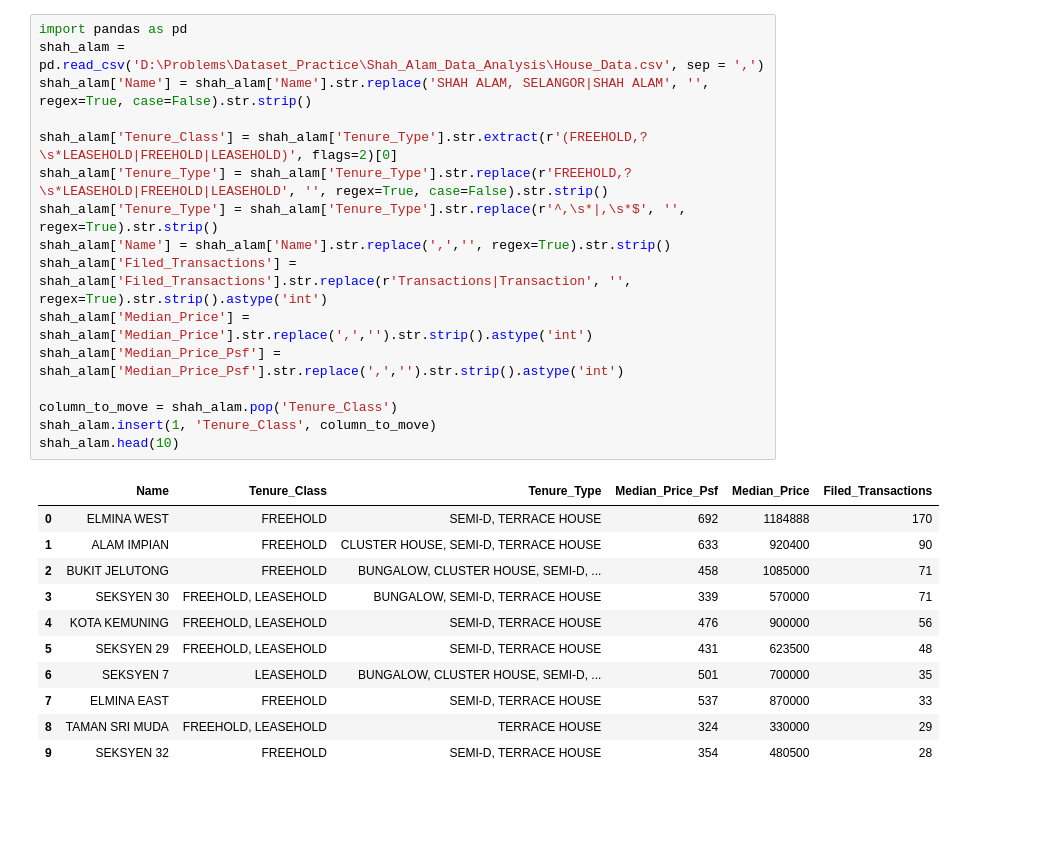
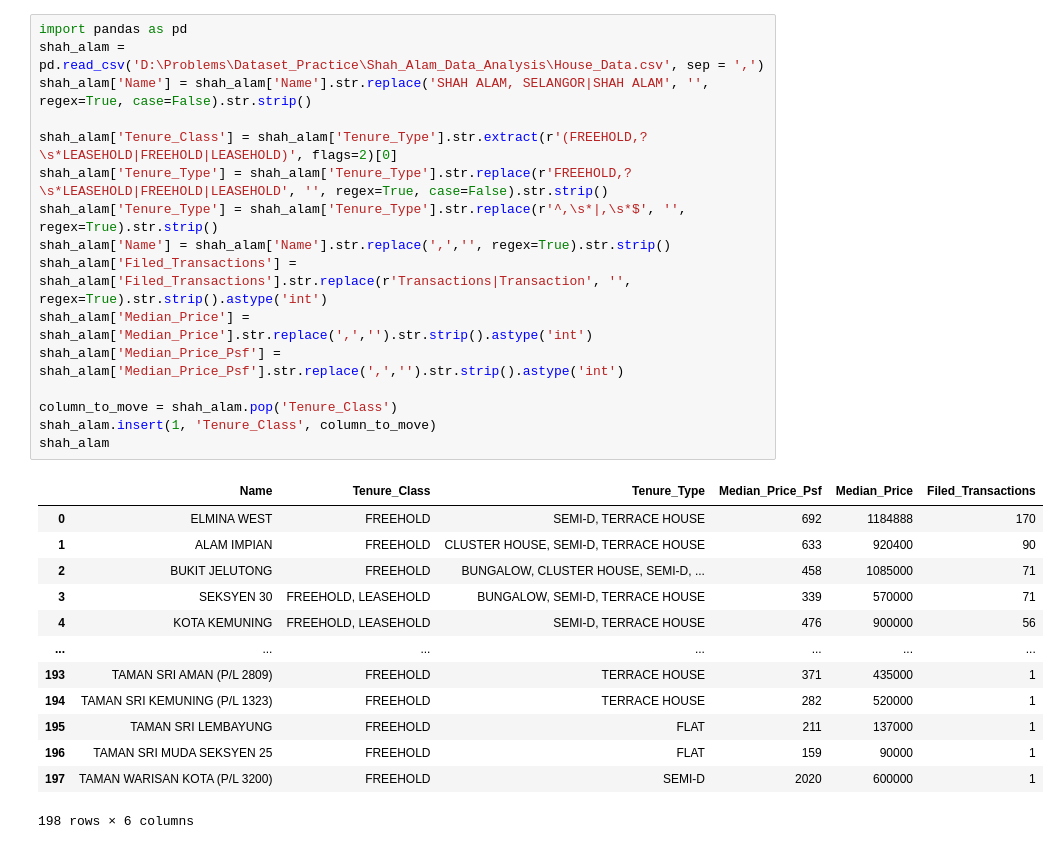
Before and after one commit to Basil1361/Solutions, a Jupyter notebook: Dataset_Practice/Shah_Alam_Data_Analysis/Analysis.ipynb, the cells around one changed output. Drawn from its saved outputs; the diff is of its cells as text; blank space fills up the shorter version.

```diff
--- a/Dataset_Practice/Shah_Alam_Data_Analysis/Analysis.ipynb
+++ b/Dataset_Practice/Shah_Alam_Data_Analysis/Analysis.ipynb
@@ -1,31 +1,33 @@
 # %%
 import pandas as pd
 shah_alam = pd.read_csv('D:\Problems\Dataset_Practice\Shah_Alam_Data_Analysis\House_Data.csv', sep = ',')
 shah_alam['Name'] = shah_alam['Name'].str.replace('SHAH ALAM, SELANGOR|SHAH ALAM', '', regex=True, case=False).str.strip()
 
 shah_alam['Tenure_Class'] = shah_alam['Tenure_Type'].str.extract(r'(FREEHOLD,?\s*LEASEHOLD|FREEHOLD|LEASEHOLD)', flags=2)[0]
 shah_alam['Tenure_Type'] = shah_alam['Tenure_Type'].str.replace(r'FREEHOLD,?\s*LEASEHOLD|FREEHOLD|LEASEHOLD', '', regex=True, case=False).str.strip()
 shah_alam['Tenure_Type'] = shah_alam['Tenure_Type'].str.replace(r'^,\s*|,\s*$', '', regex=True).str.strip()
 shah_alam['Name'] = shah_alam['Name'].str.replace(',','', regex=True).str.strip()
 shah_alam['Filed_Transactions'] = shah_alam['Filed_Transactions'].str.replace(r'Transactions|Transaction', '', regex=True).str.strip().astype('int')
 shah_alam['Median_Price'] = shah_alam['Median_Price'].str.replace(',','').str.strip().astype('int')
 shah_alam['Median_Price_Psf'] = shah_alam['Median_Price_Psf'].str.replace(',','').str.strip().astype('int')
 
 column_to_move = shah_alam.pop('Tenure_Class')
 shah_alam.insert(1, 'Tenure_Class', column_to_move)
-shah_alam.head(10)
+shah_alam
 # %% [output]
 |  | Name | Tenure_Class | Tenure_Type | Median_Price_Psf | Median_Price | Filed_Transactions |
 | 0 | ELMINA WEST | FREEHOLD | SEMI-D, TERRACE HOUSE | 692 | 1184888 | 170 |
 | 1 | ALAM IMPIAN | FREEHOLD | CLUSTER HOUSE, SEMI-D, TERRACE HOUSE | 633 | 920400 | 90 |
 | 2 | BUKIT JELUTONG | FREEHOLD | BUNGALOW, CLUSTER HOUSE, SEMI-D, ... | 458 | 1085000 | 71 |
 | 3 | SEKSYEN 30 | FREEHOLD, LEASEHOLD | BUNGALOW, SEMI-D, TERRACE HOUSE | 339 | 570000 | 71 |
 | 4 | KOTA KEMUNING | FREEHOLD, LEASEHOLD | SEMI-D, TERRACE HOUSE | 476 | 900000 | 56 |
-| 5 | SEKSYEN 29 | FREEHOLD, LEASEHOLD | SEMI-D, TERRACE HOUSE | 431 | 623500 | 48 |
-| 6 | SEKSYEN 7 | LEASEHOLD | BUNGALOW, CLUSTER HOUSE, SEMI-D, ... | 501 | 700000 | 35 |
-| 7 | ELMINA EAST | FREEHOLD | SEMI-D, TERRACE HOUSE | 537 | 870000 | 33 |
-| 8 | TAMAN SRI MUDA | FREEHOLD, LEASEHOLD | TERRACE HOUSE | 324 | 330000 | 29 |
-| 9 | SEKSYEN 32 | FREEHOLD | SEMI-D, TERRACE HOUSE | 354 | 480500 | 28 |
+| ... | ... | ... | ... | ... | ... | ... |
+| 193 | TAMAN SRI AMAN (P/L 2809) | FREEHOLD | TERRACE HOUSE | 371 | 435000 | 1 |
+| 194 | TAMAN SRI KEMUNING (P/L 1323) | FREEHOLD | TERRACE HOUSE | 282 | 520000 | 1 |
+| 195 | TAMAN SRI LEMBAYUNG | FREEHOLD | FLAT | 211 | 137000 | 1 |
+| 196 | TAMAN SRI MUDA SEKSYEN 25 | FREEHOLD | FLAT | 159 | 90000 | 1 |
+| 197 | TAMAN WARISAN KOTA (P/L 3200) | FREEHOLD | SEMI-D | 2020 | 600000 | 1 |
+198 rows × 6 columns
 # %%
 import matplotlib.pyplot as plt
 import seaborn as sns
```
Also changed, not shown: parts of 1 cell of this notebook, 5 other files.
